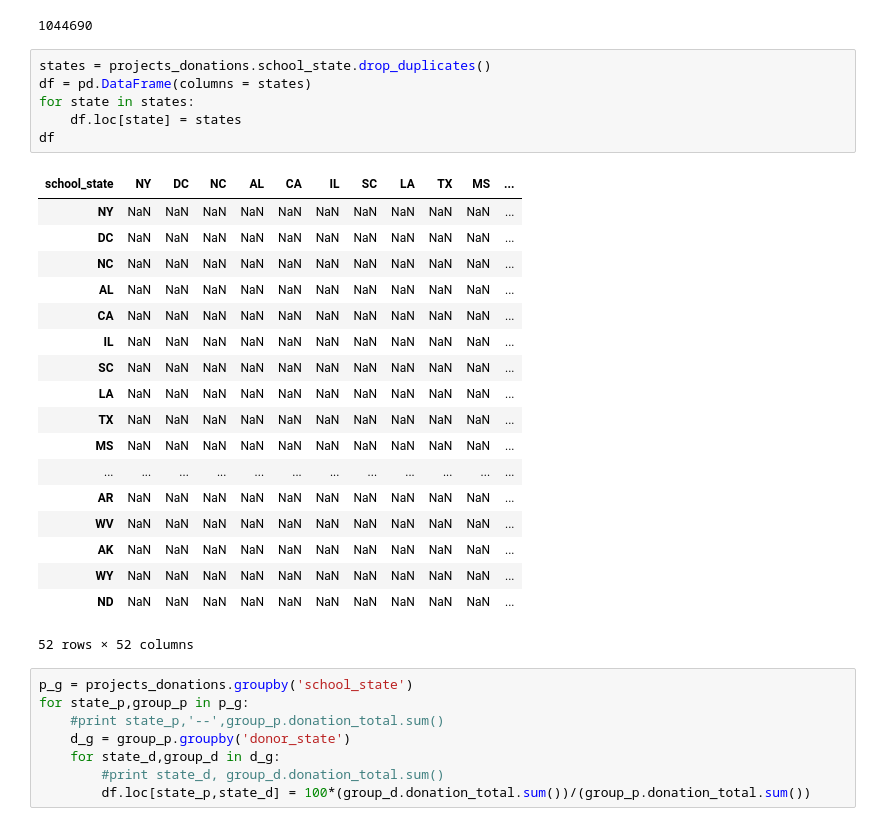
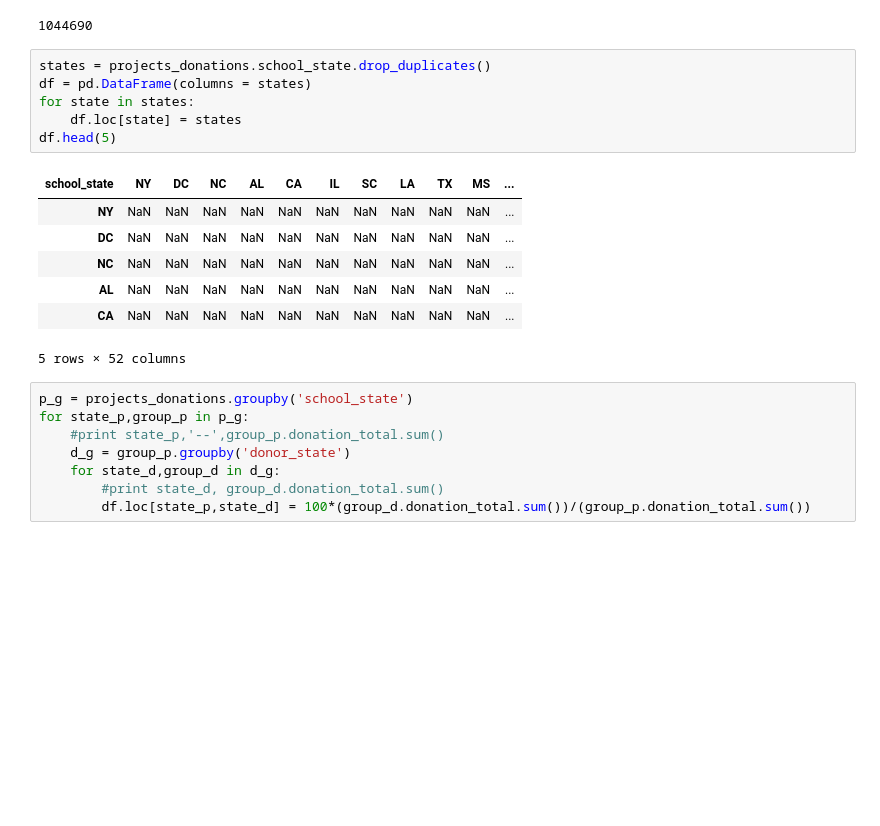
Before and after one commit to Naveed1842/data-science-intensive-2, a Jupyter notebook: Donor-Choose-Project/Projects_Donations_DataExploration.ipynb, the cells around one changed output. Drawn from its saved outputs; the diff is of its cells as text; blank space fills up the shorter version.

```diff
--- a/Donor-Choose-Project/Projects_Donations_DataExploration.ipynb
+++ b/Donor-Choose-Project/Projects_Donations_DataExploration.ipynb
@@ -48,28 +48,17 @@ len(projects_donations)
 # %%
 states = projects_donations.school_state.drop_duplicates()
 df = pd.DataFrame(columns = states)
 for state in states:
     df.loc[state] = states
-df
+df.head(5)
 # %% [output]
 | school_state | NY | DC | NC | AL | CA | IL | SC | LA | TX | MS | ... |
 | NY | NaN | NaN | NaN | NaN | NaN | NaN | NaN | NaN | NaN | NaN | ... |
 | DC | NaN | NaN | NaN | NaN | NaN | NaN | NaN | NaN | NaN | NaN | ... |
 | NC | NaN | NaN | NaN | NaN | NaN | NaN | NaN | NaN | NaN | NaN | ... |
 | AL | NaN | NaN | NaN | NaN | NaN | NaN | NaN | NaN | NaN | NaN | ... |
 | CA | NaN | NaN | NaN | NaN | NaN | NaN | NaN | NaN | NaN | NaN | ... |
-| IL | NaN | NaN | NaN | NaN | NaN | NaN | NaN | NaN | NaN | NaN | ... |
-| SC | NaN | NaN | NaN | NaN | NaN | NaN | NaN | NaN | NaN | NaN | ... |
-| LA | NaN | NaN | NaN | NaN | NaN | NaN | NaN | NaN | NaN | NaN | ... |
-| TX | NaN | NaN | NaN | NaN | NaN | NaN | NaN | NaN | NaN | NaN | ... |
-| MS | NaN | NaN | NaN | NaN | NaN | NaN | NaN | NaN | NaN | NaN | ... |
-| ... | ... | ... | ... | ... | ... | ... | ... | ... | ... | ... | ... |
-| AR | NaN | NaN | NaN | NaN | NaN | NaN | NaN | NaN | NaN | NaN | ... |
-| WV | NaN | NaN | NaN | NaN | NaN | NaN | NaN | NaN | NaN | NaN | ... |
-| AK | NaN | NaN | NaN | NaN | NaN | NaN | NaN | NaN | NaN | NaN | ... |
-| WY | NaN | NaN | NaN | NaN | NaN | NaN | NaN | NaN | NaN | NaN | ... |
-| ND | NaN | NaN | NaN | NaN | NaN | NaN | NaN | NaN | NaN | NaN | ... |
-52 rows × 52 columns
+5 rows × 52 columns
 # %%
 p_g = projects_donations.groupby('school_state')
 for state_p,group_p in p_g:
```
Also changed, not shown: parts of 2 cells of this notebook.
